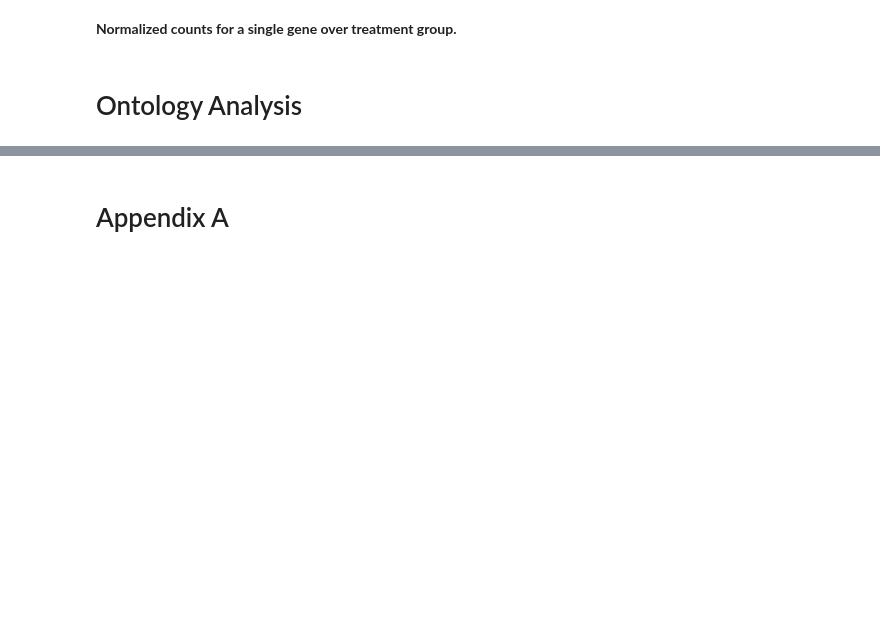
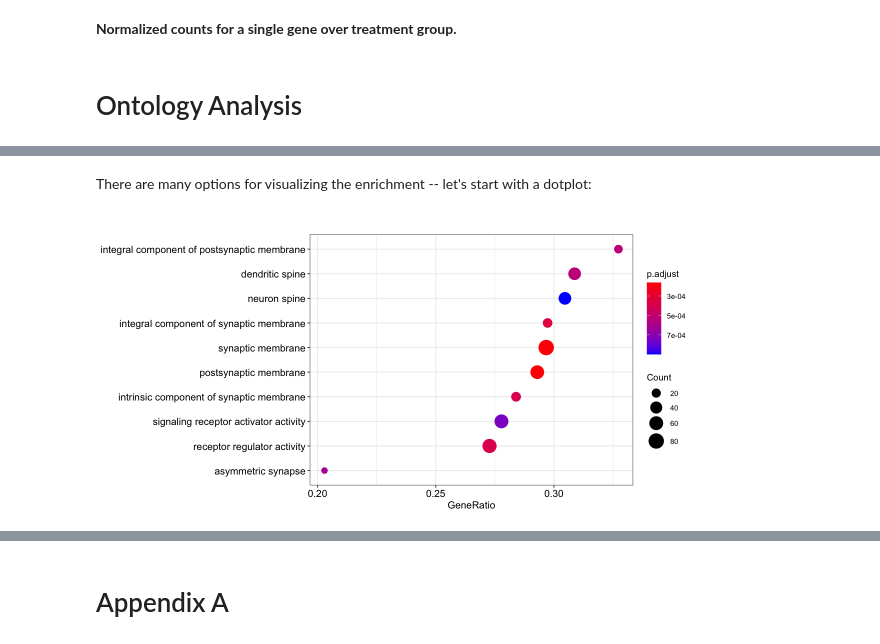
Before and after one commit to compbiocore/DEseq_workshop_2_2021, a Jupyter notebook: deseq_workshop_2.ipynb, the cells around one changed output, grey strips where cells are left out. Drawn from its saved outputs; the diff is of its cells as text; code cells hidden in the pictures; blank space fills up the shorter version.

Commit message:
added gene enrichment bits, still working on wgcna and ppi networks

```diff
--- a/deseq_workshop_2.ipynb
+++ b/deseq_workshop_2.ipynb
@@ -785,0 +584,2 @@ For any questions related to this material, or to submit a request for assistanc
+# %%
+orgdb <- AnnotationHub::query(ah, pattern = c("Homo sapiens", "OrgDb"))[['AH79577']]
@@ -785,0 +612,8 @@ For any questions related to this material, or to submit a request for assistanc
+# %%
+#library('tidyr')
+#res.original <- res
+res <- tidyr::drop_na(data.frame(res))
+# %%
+gene_list <- res$log2FoldChange
+names(gene_list) <- c(rownames(res))
+gene_list <- sort(gene_list, decreasing = TRUE)
@@ -785,0 +622,8 @@ For any questions related to this material, or to submit a request for assistanc
+# %%
+set.seed(42)
+gsea_out <- gseGO(
+    geneList = gene_list,
+    OrgDb = orgdb,
+    ont = 'ALL',
+    keyType = 'ENSEMBL',
+    seed = TRUE)
@@ -785,0 +641,7 @@ For any questions related to this material, or to submit a request for assistanc
+# %% [markdown]
+There are many options for visualizing the enrichment -- let's start with a dotplot:
+# %%
+library(enrichplot)
+dotplot(gsea_out)
+# %% [output]
+[figure, added]
```
Also changed, not shown: parts of 100 cells of this notebook.
